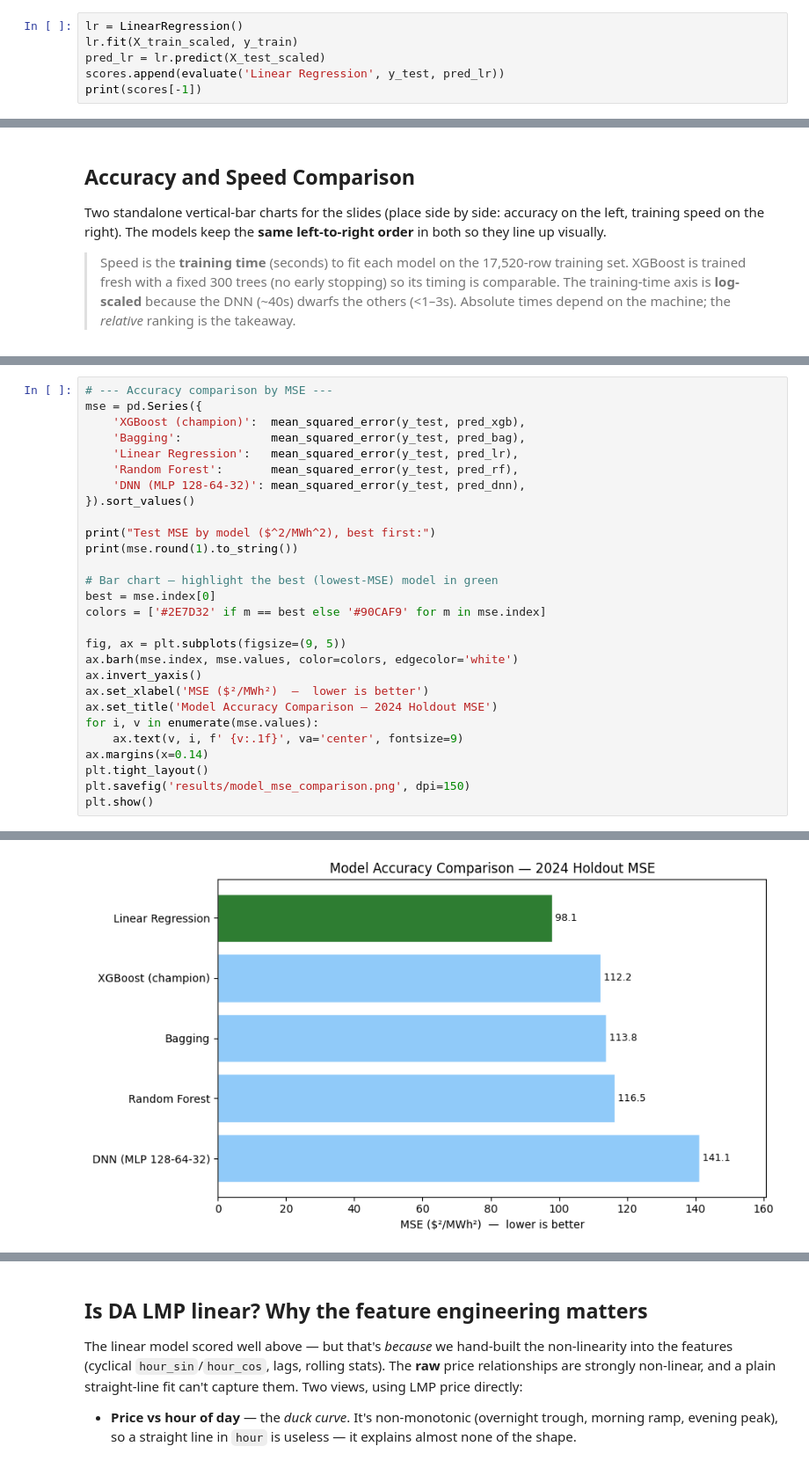
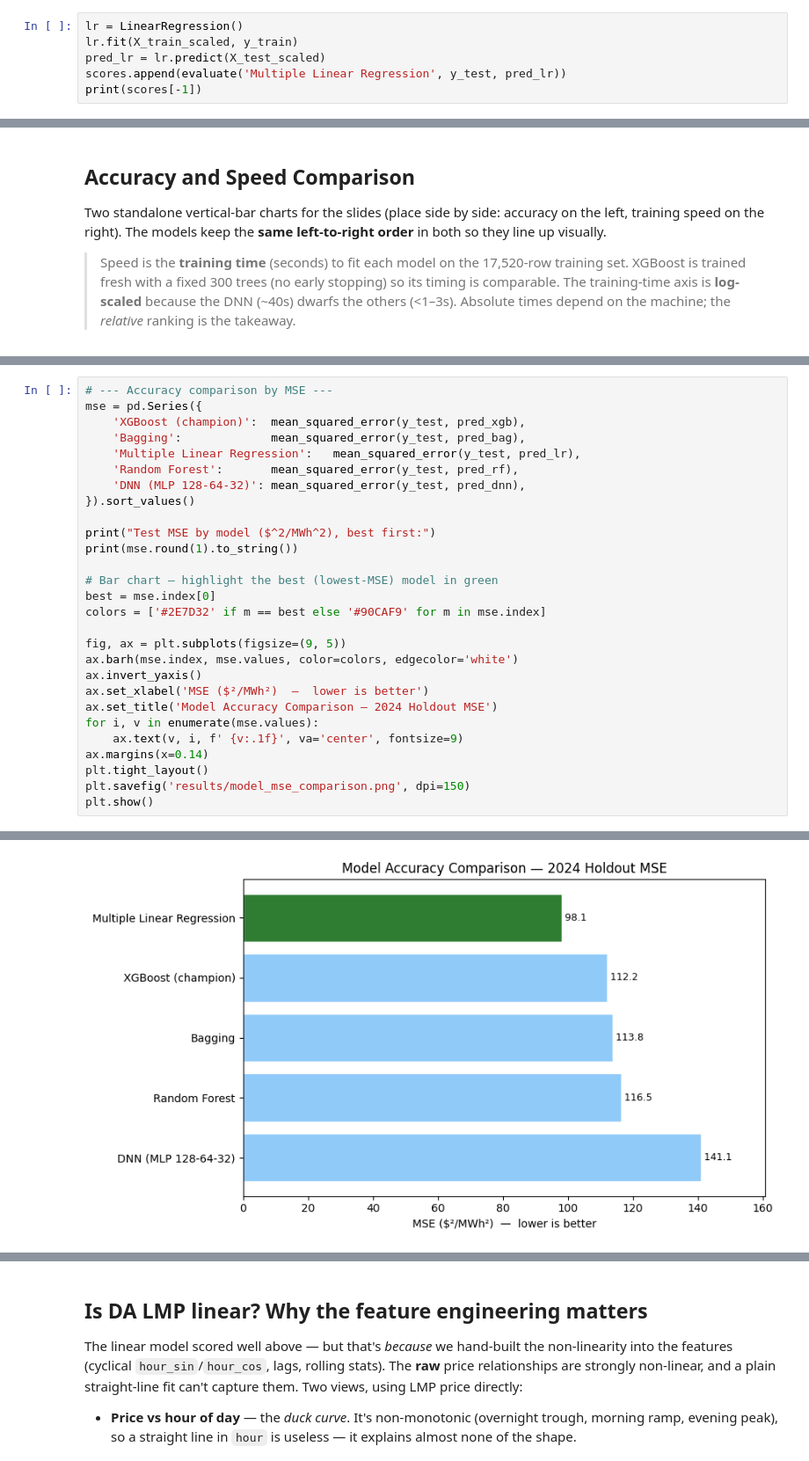
Before and after one commit to zhong338/lmp-forecaster, a Jupyter notebook: notebooks/07_model_comparison.ipynb, the cells around one changed output, grey strips where cells are left out. Shown at 88% size. Cells and saved outputs as stored; diff of their text form.

```diff
--- a/notebooks/07_model_comparison.ipynb
+++ b/notebooks/07_model_comparison.ipynb
@@ -99,6 +99,6 @@ anything that can't beat it isn't learning much.
 lr = LinearRegression()
 lr.fit(X_train_scaled, y_train)
 pred_lr = lr.predict(X_test_scaled)
-scores.append(evaluate('Linear Regression', y_test, pred_lr))
+scores.append(evaluate('Multiple Linear Regression', y_test, pred_lr))
 print(scores[-1])
 # %% [output]
@@ -366,7 +366,7 @@ $²/MWh².
 mse = pd.Series({
     'XGBoost (champion)':  mean_squared_error(y_test, pred_xgb),
     'Bagging':             mean_squared_error(y_test, pred_bag),
-    'Linear Regression':   mean_squared_error(y_test, pred_lr),
+    'Multiple Linear Regression':   mean_squared_error(y_test, pred_lr),
     'Random Forest':       mean_squared_error(y_test, pred_rf),
     'DNN (MLP 128-64-32)': mean_squared_error(y_test, pred_dnn),
 }).sort_values()
@@ -399,2 +399,2 @@ DNN (MLP 128-64-32)    141.1
-[figure, old version]
+[figure, new version]
 # %% [markdown]
```
Also changed, not shown: parts of 13 cells of this notebook, 5 other files.
